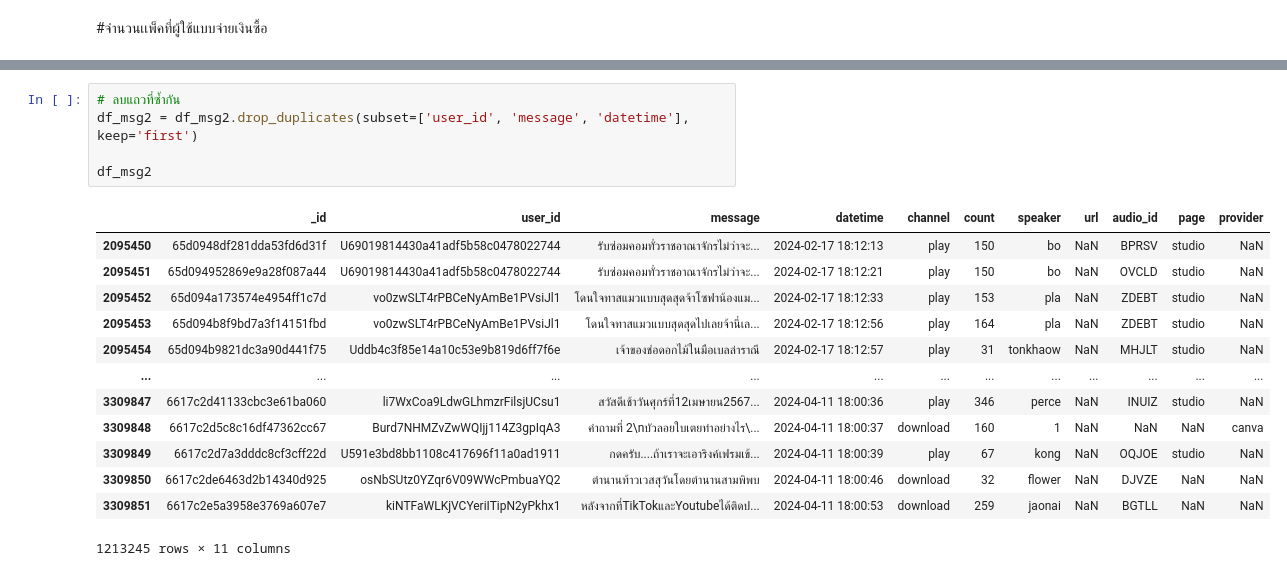
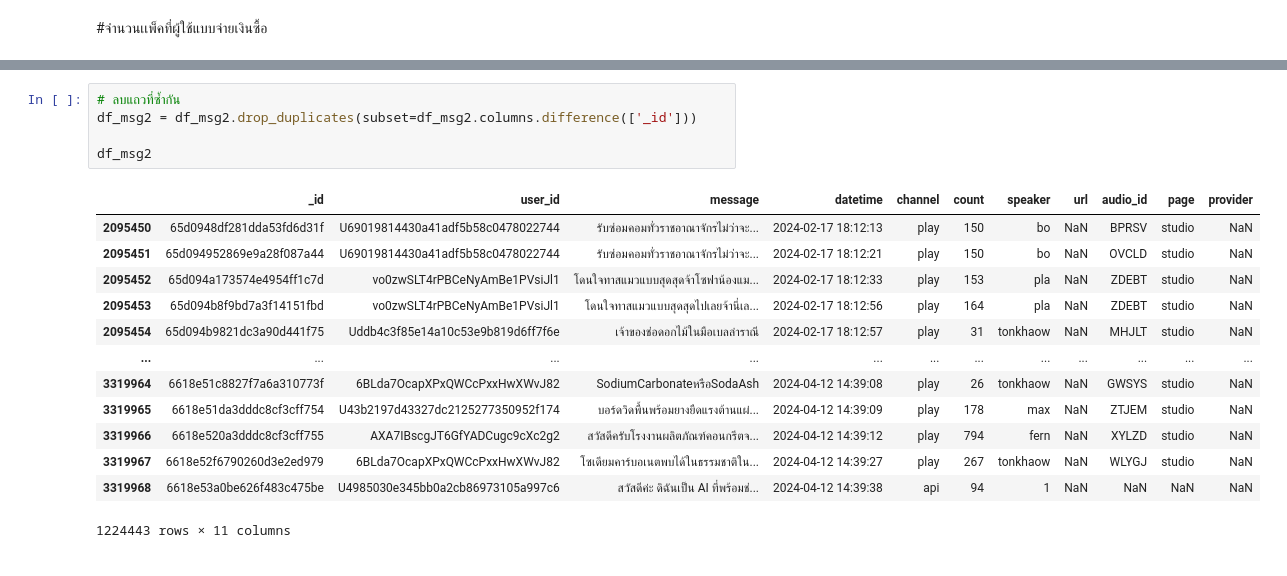
Before and after one commit to Passakorn-V/DS_Sprint_Botnoi, a Jupyter notebook: Sprint1_1_2_2024.ipynb, the cells around one changed output, grey strips where cells are left out. Cells and saved outputs as stored; diff of their text form.

```diff
--- a/Sprint1_1_2_2024.ipynb
+++ b/Sprint1_1_2_2024.ipynb
@@ -874,22 +874,22 @@ df_msg2
 # %%
 # ลบแถวที่ซ้ำกัน
-df_msg2 = df_msg2.drop_duplicates(subset=['user_id', 'message', 'datetime'], keep='first')
+df_msg2 = df_msg2.drop_duplicates(subset=df_msg2.columns.difference(['_id']))
 
 df_msg2
 # %% [output]
 |  | _id | user_id | message | datetime | channel | count | speaker | url | audio_id | page | provider |
 | 2095450 | 65d0948df281dda53fd6d31f | U69019814430a41adf5b58c0478022744 | รับซ่อมคอมทั่วราชอาณาจักรไม่ว่าจะ... | 2024-02-17 18:12:13 | play | 150 | bo | NaN | BPRSV | studio | NaN |
 | 2095451 | 65d094952869e9a28f087a44 | U69019814430a41adf5b58c0478022744 | รับซ่อมคอมทั่วราชอาณาจักรไม่ว่าจะ... | 2024-02-17 18:12:21 | play | 150 | bo | NaN | OVCLD | studio | NaN |
 | 2095452 | 65d094a173574e4954ff1c7d | vo0zwSLT4rPBCeNyAmBe1PVsiJl1 | โดนใจทาสแมวแบบสุดสุดจ้าโซฟาน้องแม... | 2024-02-17 18:12:33 | play | 153 | pla | NaN | ZDEBT | studio | NaN |
 | 2095453 | 65d094b8f9bd7a3f14151fbd | vo0zwSLT4rPBCeNyAmBe1PVsiJl1 | โดนใจทาสแมวแบบสุดสุดไปเลยจ้านี่เล... | 2024-02-17 18:12:56 | play | 164 | pla | NaN | ZDEBT | studio | NaN |
 | 2095454 | 65d094b9821dc3a90d441f75 | Uddb4c3f85e14a10c53e9b819d6ff7f6e | เจ้าของช่อดอกไม้ในมือเบลล่าราณี | 2024-02-17 18:12:57 | play | 31 | tonkhaow | NaN | MHJLT | studio | NaN |
 | ... | ... | ... | ... | ... | ... | ... | ... | ... | ... | ... | ... |
-| 3309847 | 6617c2d41133cbc3e61ba060 | li7WxCoa9LdwGLhmzrFilsjUCsu1 | สวัสดีเช้าวันศุกร์ที่12เมษายน2567... | 2024-04-11 18:00:36 | play | 346 | perce | NaN | INUIZ | studio | NaN |
-| 3309848 | 6617c2d5c8c16df47362cc67 | Burd7NHMZvZwWQIjj114Z3gpIqA3 | คำถามที่ 2\nบัวลอยใบเตยทำอย่างไร\... | 2024-04-11 18:00:37 | download | 160 | 1 | NaN | NaN | NaN | canva |
-| 3309849 | 6617c2d7a3dddc8cf3cff22d | U591e3bd8bb1108c417696f11a0ad1911 | กดครับ....ถ้าเราจะเอาริงค์เฟรมเข้... | 2024-04-11 18:00:39 | play | 67 | kong | NaN | OQJOE | studio | NaN |
-| 3309850 | 6617c2de6463d2b14340d925 | osNbSUtz0YZqr6V09WWcPmbuaYQ2 | ตำนานท้าวเวสสุวันโดยตำนานสามพิพบ | 2024-04-11 18:00:46 | download | 32 | flower | NaN | DJVZE | NaN | NaN |
-| 3309851 | 6617c2e5a3958e3769a607e7 | kiNTFaWLKjVCYeriITipN2yPkhx1 | หลังจากที่TikTokและYoutubeได้ติดป... | 2024-04-11 18:00:53 | download | 259 | jaonai | NaN | BGTLL | NaN | NaN |
+| 3319964 | 6618e51c8827f7a6a310773f | 6BLda7OcapXPxQWCcPxxHwXWvJ82 | SodiumCarbonateหรือSodaAsh | 2024-04-12 14:39:08 | play | 26 | tonkhaow | NaN | GWSYS | studio | NaN |
+| 3319965 | 6618e51da3dddc8cf3cff754 | U43b2197d43327dc2125277350952f174 | บอร์ดวิดพื้นพร้อมยางยืดแรงต้านแผ่... | 2024-04-12 14:39:09 | play | 178 | max | NaN | ZTJEM | studio | NaN |
+| 3319966 | 6618e520a3dddc8cf3cff755 | AXA7IBscgJT6GfYADCugc9cXc2g2 | สวัสดีครับโรงงานผลิตภัณฑ์คอนกรีตจ... | 2024-04-12 14:39:12 | play | 794 | fern | NaN | XYLZD | studio | NaN |
+| 3319967 | 6618e52f6790260d3e2ed979 | 6BLda7OcapXPxQWCcPxxHwXWvJ82 | โซเดียมคาร์บอเนตพบได้ในธรรมชาติใน... | 2024-04-12 14:39:27 | play | 267 | tonkhaow | NaN | WLYGJ | studio | NaN |
+| 3319968 | 6618e53a0be626f483c475be | U4985030e345bb0a2cb86973105a997c6 | สวัสดีค่ะ ดิฉันเป็น AI ที่พร้อมช่... | 2024-04-12 14:39:38 | api | 94 | 1 | NaN | NaN | NaN | NaN |
-1213245 rows × 11 columns
+1224443 rows × 11 columns
 # %%
 len(df_msg)
 # %% [output]
```
Also changed, not shown: parts of 40 cells of this notebook.
